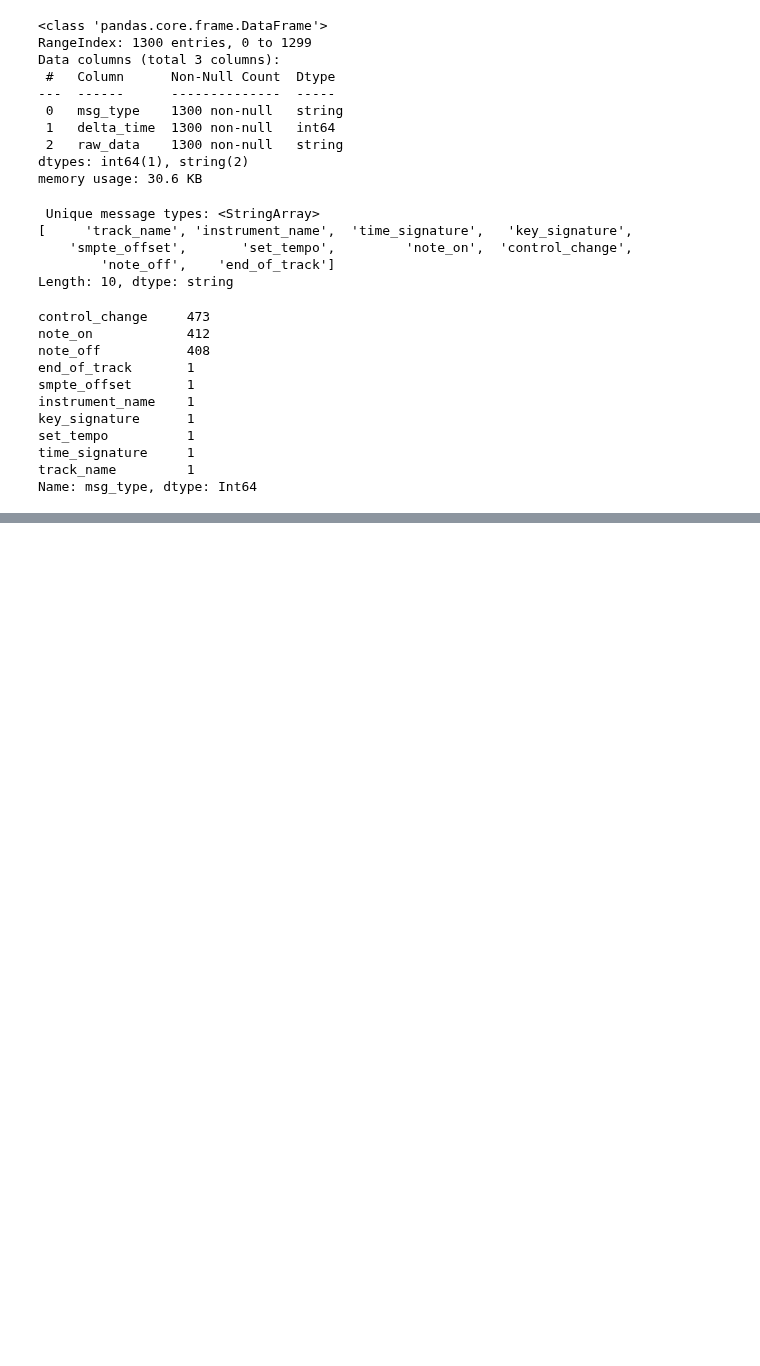
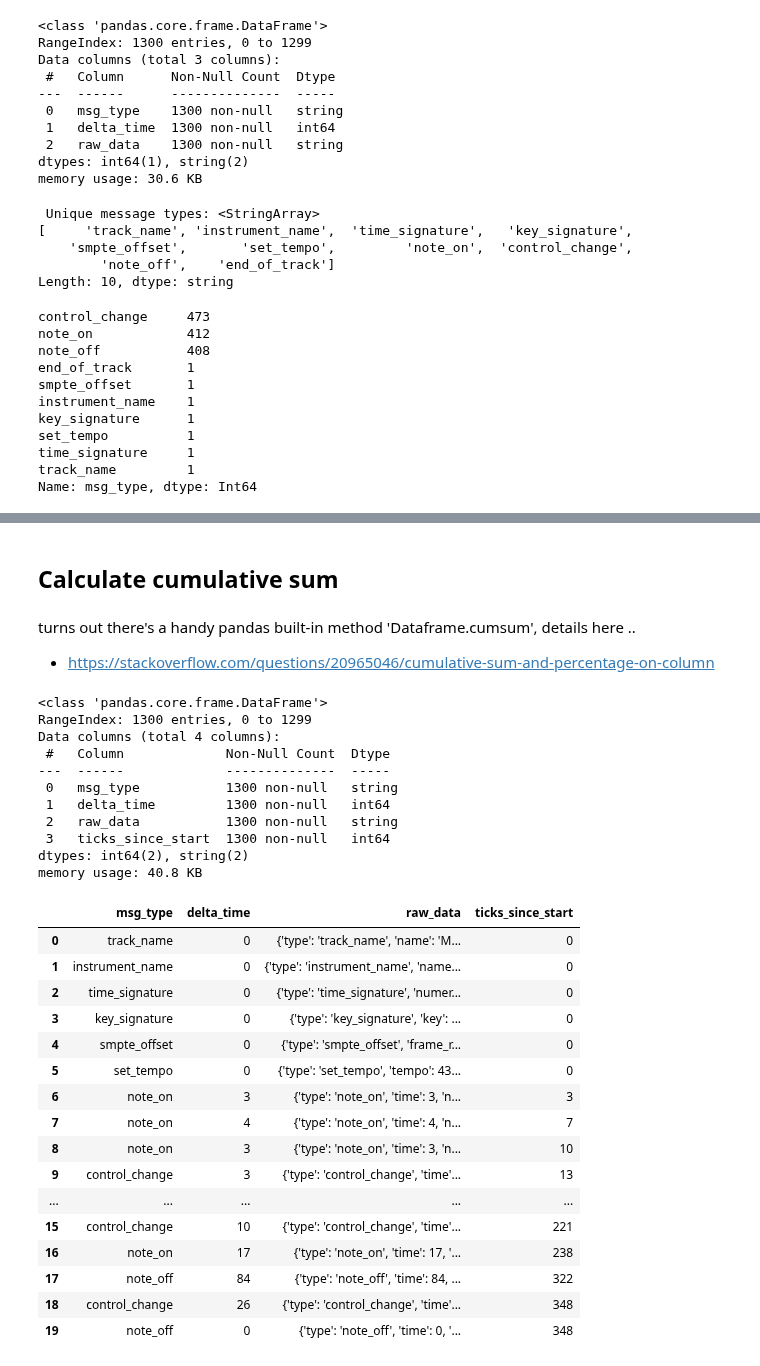
Before and after one commit to curtiscu/LYIT, a Jupyter notebook: LYIT_Diss_MIDI_Mido_1.ipynb, the cells around one changed output, grey strips where cells are left out. Cells and saved outputs as stored; diff of their text form; code cells hidden in the pictures; blank space fills up the shorter version.

```diff
--- a/LYIT_Diss_MIDI_Mido_1.ipynb
+++ b/LYIT_Diss_MIDI_Mido_1.ipynb
@@ -387,0 +429,44 @@ Name: msg_type, dtype: Int64
+# %% [markdown]
+## Calculate cumulative sum
+# %% [markdown]
+turns out there's a handy pandas built-in method 'Dataframe.cumsum', details here ..
+* https://stackoverflow.com/questions/20965046/cumulative-sum-and-percentage-on-column
+# %%
+# need a column for 'total_time' in 'ticks', used to store a running total
+# giving time a message appears in the performance/ MIDI file.
+
+
+df_midi_1['ticks_since_start'] = df_midi_1[time_col].cumsum()
+
+df_midi_1.info()
+
+df_midi_1.head(20)
+# %% [output]
+<class 'pandas.core.frame.DataFrame'>
+RangeIndex: 1300 entries, 0 to 1299
+Data columns (total 4 columns):
+ #   Column             Non-Null Count  Dtype
+---  ------             --------------  -----
+ 0   msg_type           1300 non-null   string
+ 1   delta_time         1300 non-null   int64
+ 2   raw_data           1300 non-null   string
+ 3   ticks_since_start  1300 non-null   int64
+dtypes: int64(2), string(2)
+memory usage: 40.8 KB
+|  | msg_type | delta_time | raw_data | ticks_since_start |
+| 0 | track_name | 0 | {'type': 'track_name', 'name': 'M... | 0 |
+| 1 | instrument_name | 0 | {'type': 'instrument_name', 'name... | 0 |
+| 2 | time_signature | 0 | {'type': 'time_signature', 'numer... | 0 |
+| 3 | key_signature | 0 | {'type': 'key_signature', 'key': ... | 0 |
+| 4 | smpte_offset | 0 | {'type': 'smpte_offset', 'frame_r... | 0 |
+| 5 | set_tempo | 0 | {'type': 'set_tempo', 'tempo': 43... | 0 |
+| 6 | note_on | 3 | {'type': 'note_on', 'time': 3, 'n... | 3 |
+| 7 | note_on | 4 | {'type': 'note_on', 'time': 4, 'n... | 7 |
+| 8 | note_on | 3 | {'type': 'note_on', 'time': 3, 'n... | 10 |
+| 9 | control_change | 3 | {'type': 'control_change', 'time'... | 13 |
+| ... | ... | ... | ... | ... |
+| 15 | control_change | 10 | {'type': 'control_change', 'time'... | 221 |
+| 16 | note_on | 17 | {'type': 'note_on', 'time': 17, '... | 238 |
+| 17 | note_off | 84 | {'type': 'note_off', 'time': 84, ... | 322 |
+| 18 | control_change | 26 | {'type': 'control_change', 'time'... | 348 |
+| 19 | note_off | 0 | {'type': 'note_off', 'time': 0, '... | 348 |
```
Also changed, not shown: parts of 12 cells of this notebook.
